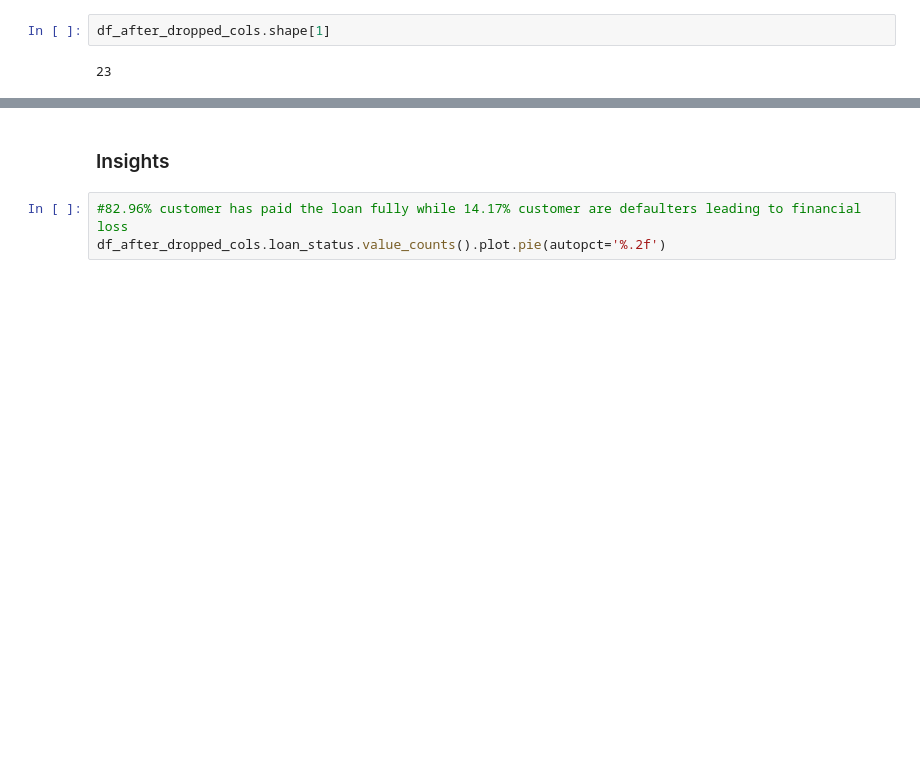
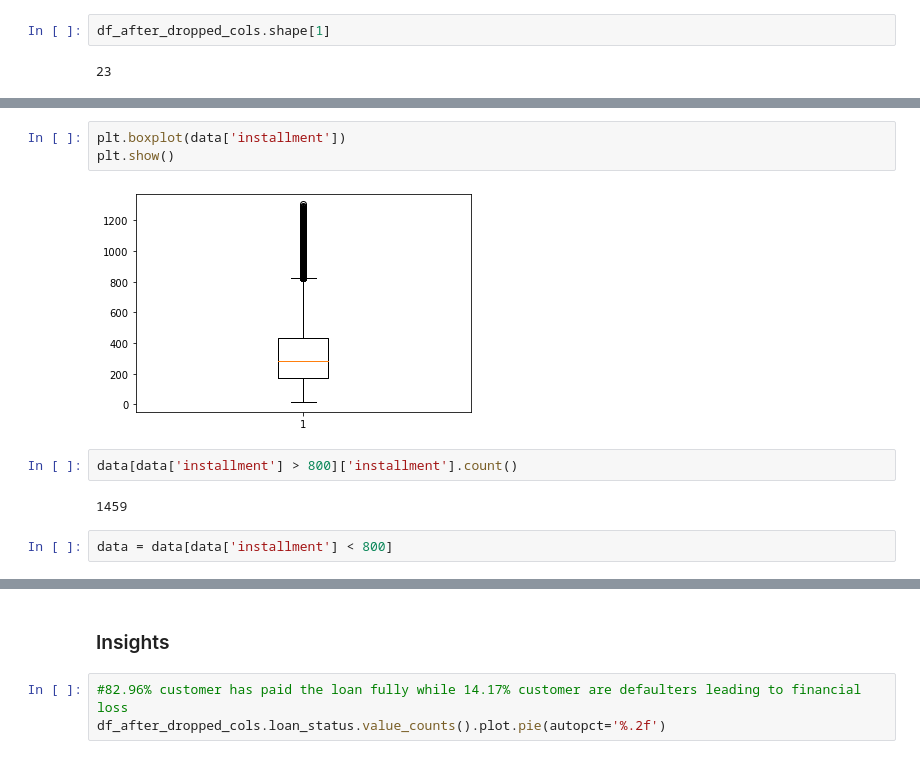
Before and after one commit to abhi-singh-123/Lending-club-case-study, a Jupyter notebook: Lending-Club-Case-Study.ipynb, the cells around one changed output, grey strips where cells are left out. Cells and saved outputs as stored; diff of their text form; blank space fills up the shorter version.

```diff
--- a/Lending-Club-Case-Study.ipynb
+++ b/Lending-Club-Case-Study.ipynb
@@ -342,0 +414,11 @@ df_after_dropped_cols.shape[1]
+# %%
+plt.boxplot(data['installment'])
+plt.show()
+# %% [output]
+[figure, added]
+# %%
+data[data['installment'] > 800]['installment'].count()
+# %% [output]
+1459
+# %%
+data = data[data['installment'] < 800]
```
Also changed, not shown: parts of 15 cells of this notebook.
